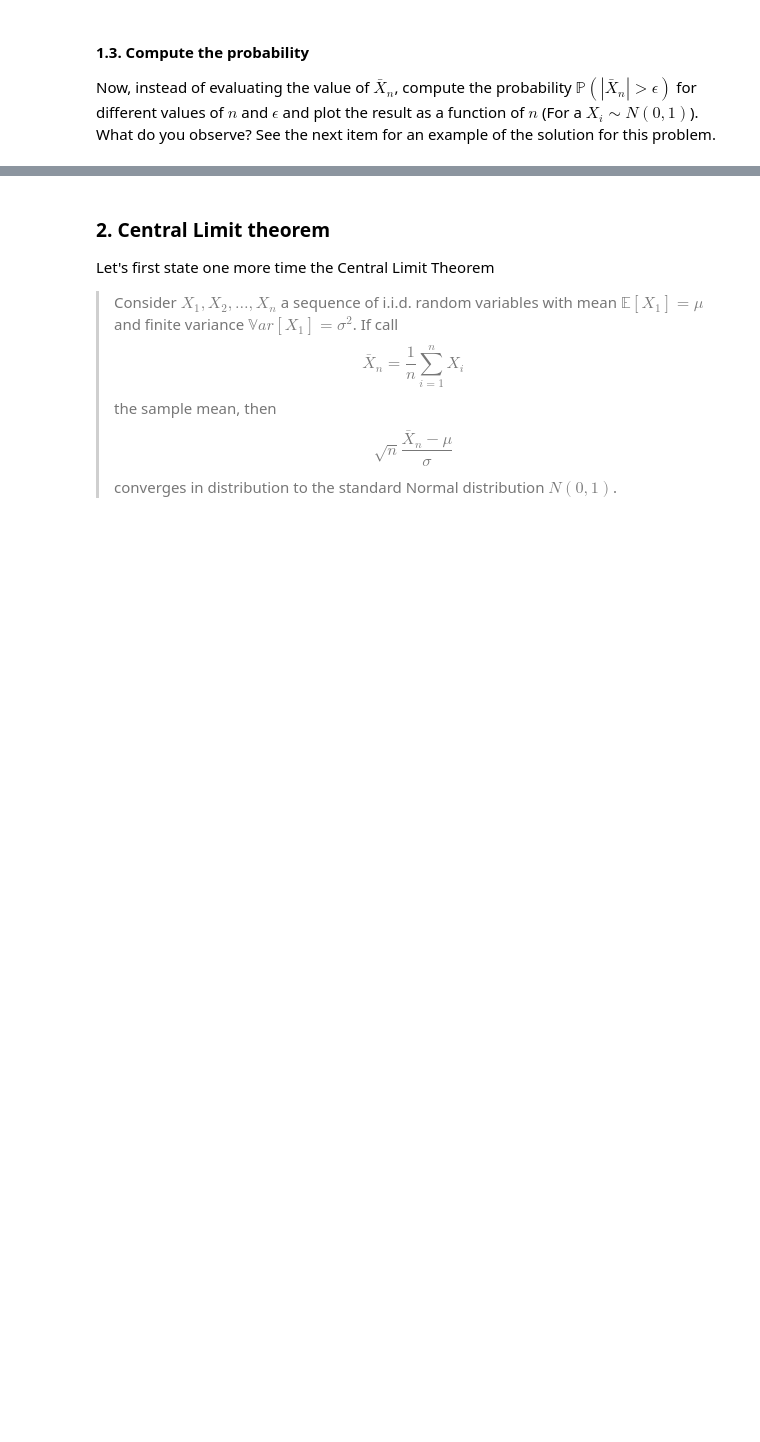
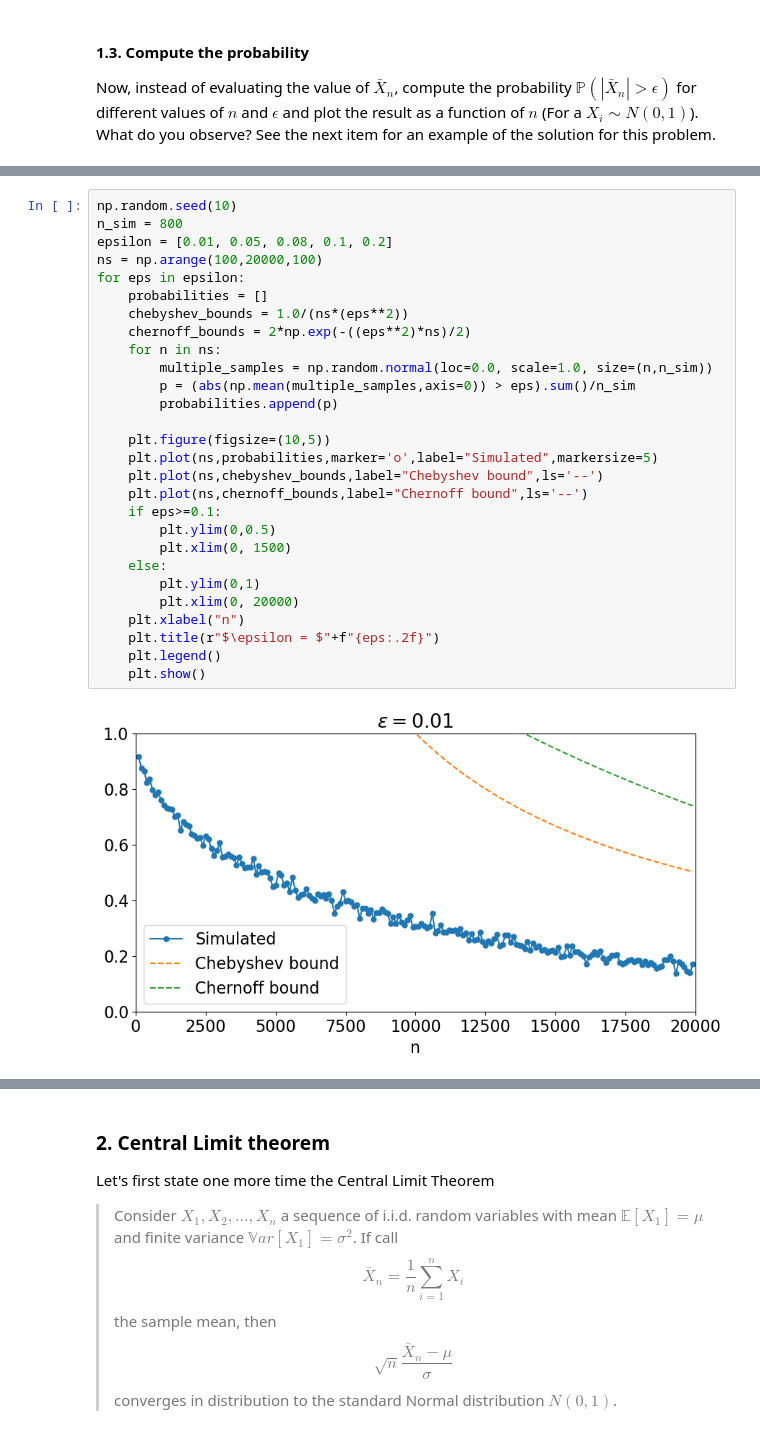
Before and after one commit to UCB-stat-201a-fall23/project02-KithminiHerath, a Jupyter notebook: Project02-Concentration.ipynb, the cells around one changed output, grey strips where cells are left out. Cells and saved outputs as stored; diff of their text form; blank space fills up the shorter version.

```diff
--- a/Project02-Concentration.ipynb
+++ b/Project02-Concentration.ipynb
@@ -146,3 +150,33 @@ $$
 At the end of the day, you should obtain something like this
 
 <img src="solution_1_34.png" alt="Solution" />
+# %%
+np.random.seed(10)
+n_sim = 800
+epsilon = [0.01, 0.05, 0.08, 0.1, 0.2]
+ns = np.arange(100,20000,100)
+for eps in epsilon:
+    probabilities = []
+    chebyshev_bounds = 1.0/(ns*(eps**2))
+    chernoff_bounds = 2*np.exp(-((eps**2)*ns)/2)
+    for n in ns:
+        multiple_samples = np.random.normal(loc=0.0, scale=1.0, size=(n,n_sim))
+        p = (abs(np.mean(multiple_samples,axis=0)) > eps).sum()/n_sim
+        probabilities.append(p)
+
+    plt.figure(figsize=(10,5))
+    plt.plot(ns,probabilities,marker='o',label="Simulated",markersize=5)
+    plt.plot(ns,chebyshev_bounds,label="Chebyshev bound",ls='--')
+    plt.plot(ns,chernoff_bounds,label="Chernoff bound",ls='--')
+    if eps>=0.1:
+        plt.ylim(0,0.5)
+        plt.xlim(0, 1500)
+    else:
+        plt.ylim(0,1)
+        plt.xlim(0, 20000)
+    plt.xlabel("n")
+    plt.title(r"$\epsilon = $"+f"{eps:.2f}")
+    plt.legend()
+    plt.show()
+# %% [output]
+[figure, added]
```
Also changed, not shown: parts of 7 cells of this notebook.
